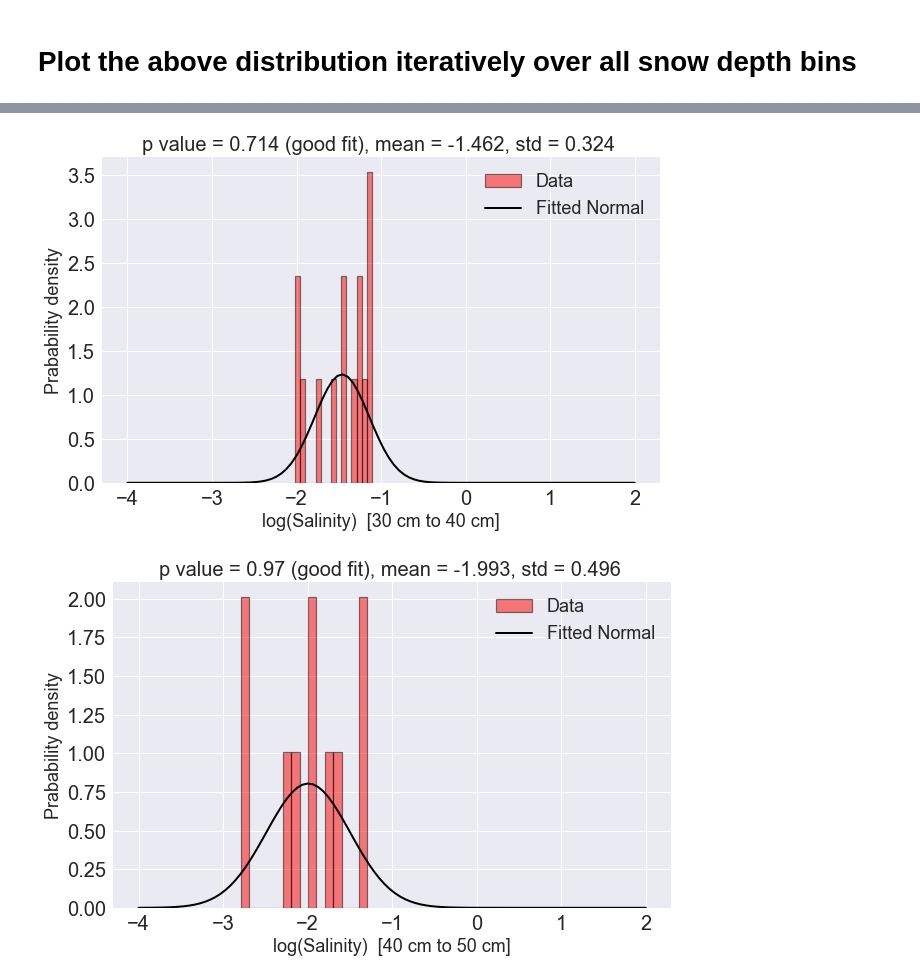
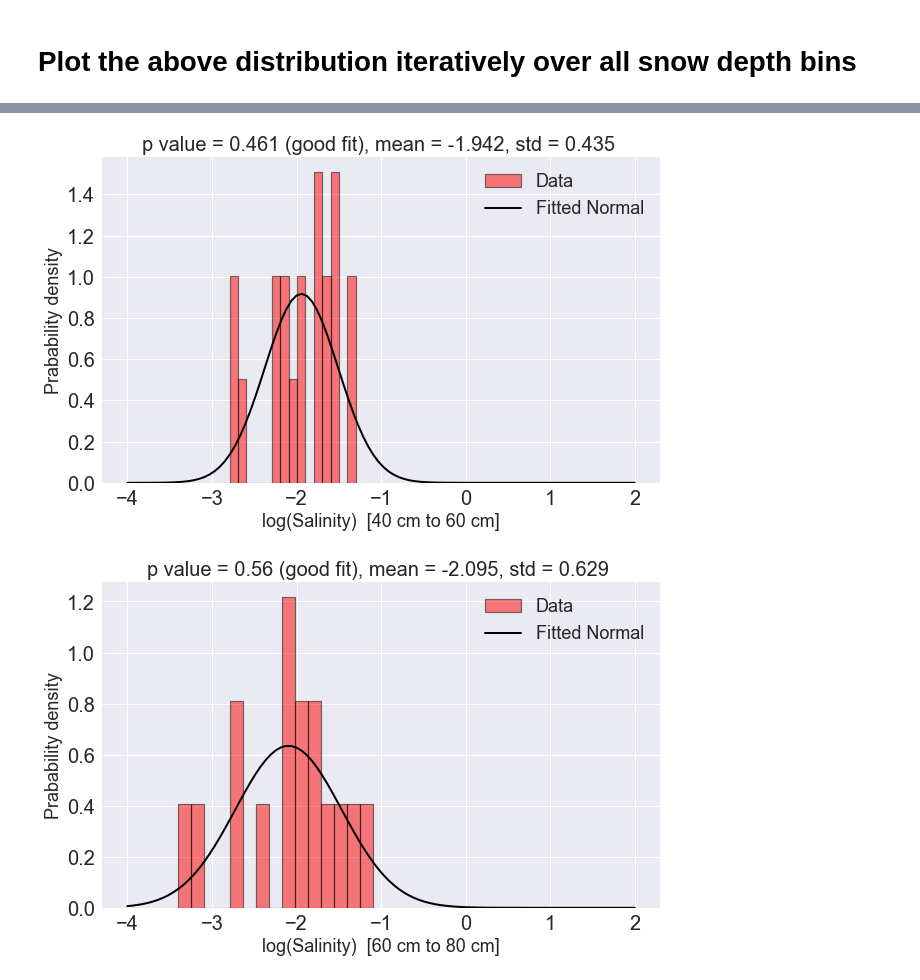
Before and after one commit to bazilsky/jupyter_local, a Jupyter notebook: netcdf/lognormal_salinity_fit_multisnowdepth.ipynb, the cells around one changed output, grey strips where cells are left out. Cells and saved outputs as stored; diff of their text form; code cells hidden in the pictures.

```diff
--- a/netcdf/lognormal_salinity_fit_multisnowdepth.ipynb
+++ b/netcdf/lognormal_salinity_fit_multisnowdepth.ipynb
@@ -138,9 +183,16 @@ from scipy.stats import norm
 bin_limits = [(i*10, (i+1)*10) for i in range(10)]
 bin_limits = [(0,20), (20,100)]
 bin_limits = [(0,10), (10,20), (20,30), (30,40), (40,50), (50,60), (60,70), (70,80), (80,90), (90,100), (0,20), (20,100)]
+bin_limits = [(0,10), (10,20), (20,40), (40,60), (60,80), (80,100)]
 # create an array with each element being a tuple with p value, mean and std
 stats_value_array = np.zeros((len(bin_limits),3))
 count = 0
+
+# initialize a array that will hold x and pdf_fiited values for each bin
+x_array = x = np.linspace(-4,2,100)
+pdf_fitted_array = np.zeros((len(bin_limits),100))
+
+
 for bin1, bin2 in bin_limits:
     #bin1 = 0
     #bin2 = 10
@@ -165,6 +217,7 @@ for bin1, bin2 in bin_limits:
     else:
         flag2 = 'bad fit'
 
+    pdf_fitted_array[count,:] = pdf_fitted
 
     plt.plot(x, pdf_fitted, 'k-', linewidth = 2, label = 'Fitted Normal')
     plt.legend(fontsize = 18)
@@ -199,2 +252,2 @@ stats_df.to_csv('stats_df.csv', index = False)
-[figure, old version]
+[figure, new version]
-[figure, old version]
+[figure, new version]
```
Also changed, not shown: parts of 7 cells of this notebook, 18 other files.
